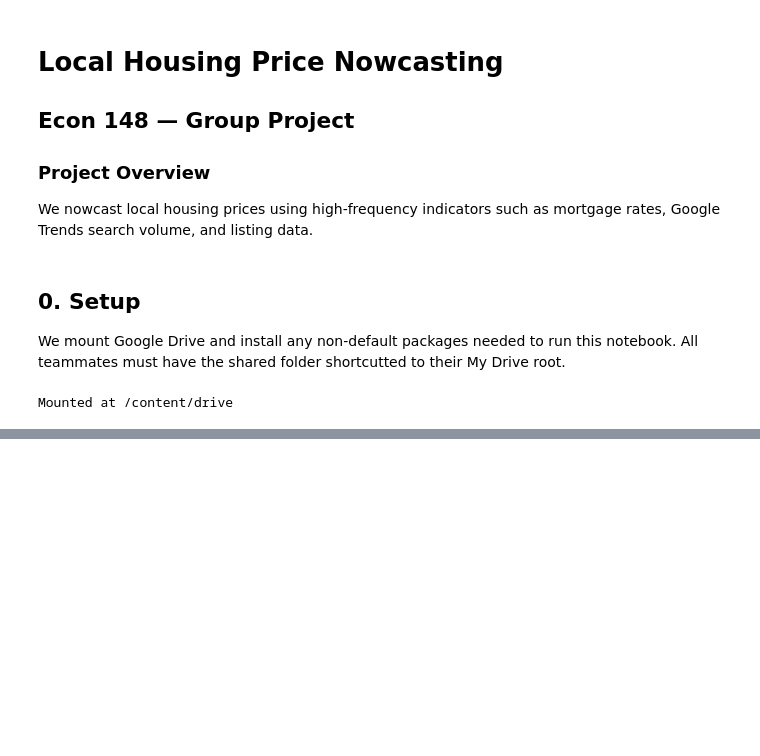
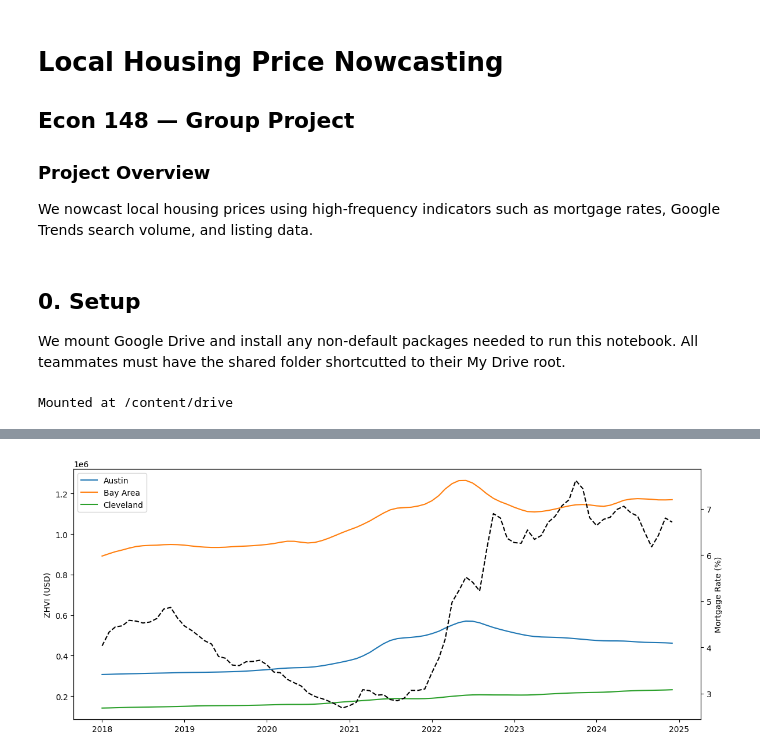
Before and after one commit to garavels/ECON-148, a Jupyter notebook: notebooks/housing_nowcast_main.ipynb, the cells around one changed output, grey strips where cells are left out. Cells and saved outputs as stored; diff of their text form; code cells hidden in the pictures; blank space fills up the shorter version.

```diff
--- a/notebooks/housing_nowcast_main.ipynb
+++ b/notebooks/housing_nowcast_main.ipynb
@@ -42,0 +260,17 @@ END_DATE = '2024-12-31'
+# %%
+fig, ax1 = plt.subplots(figsize=(12, 5))
+ax2 = ax1.twinx()
+bay = master[master['city'] == 'Bay Area']
+
+for city, group in master.groupby('city'):
+    ax1.plot(group['date'], group['zhvi'], label=city)
+
+ax2.plot(bay['date'], bay['mortgage_rate'],
+         color='black', linestyle='--', label='Mortgage Rate')
+ax1.set_ylabel('ZHVI (USD)')
+ax2.set_ylabel('Mortgage Rate (%)')
+ax1.legend(loc='upper left')
+plt.tight_layout()
+plt.show()
+# %% [output]
+[figure, added]
```
Also changed, not shown: parts of 19 cells of this notebook.
